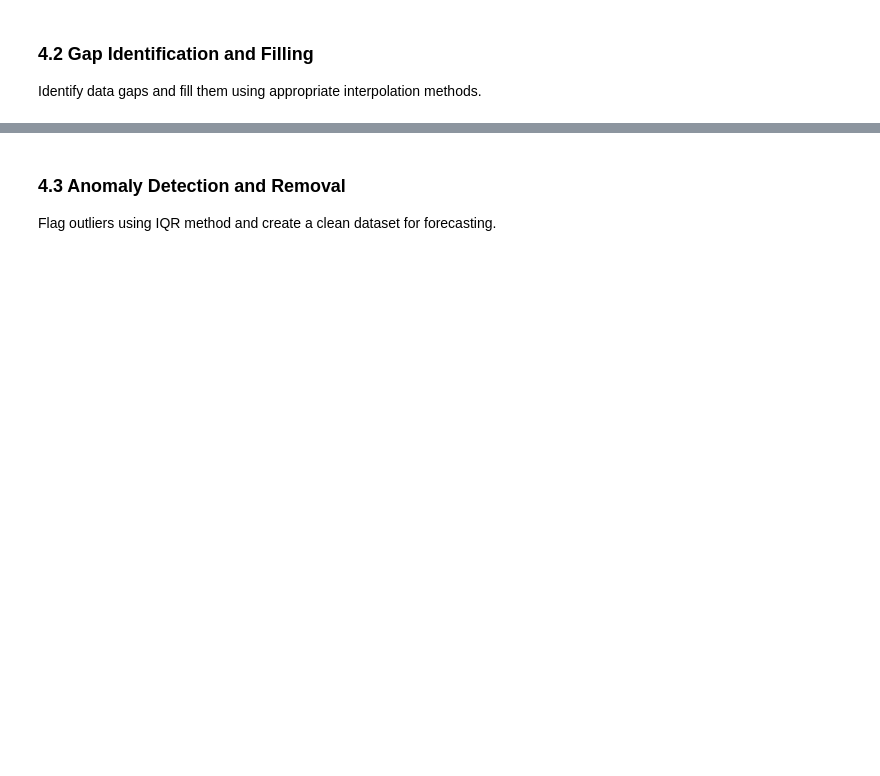
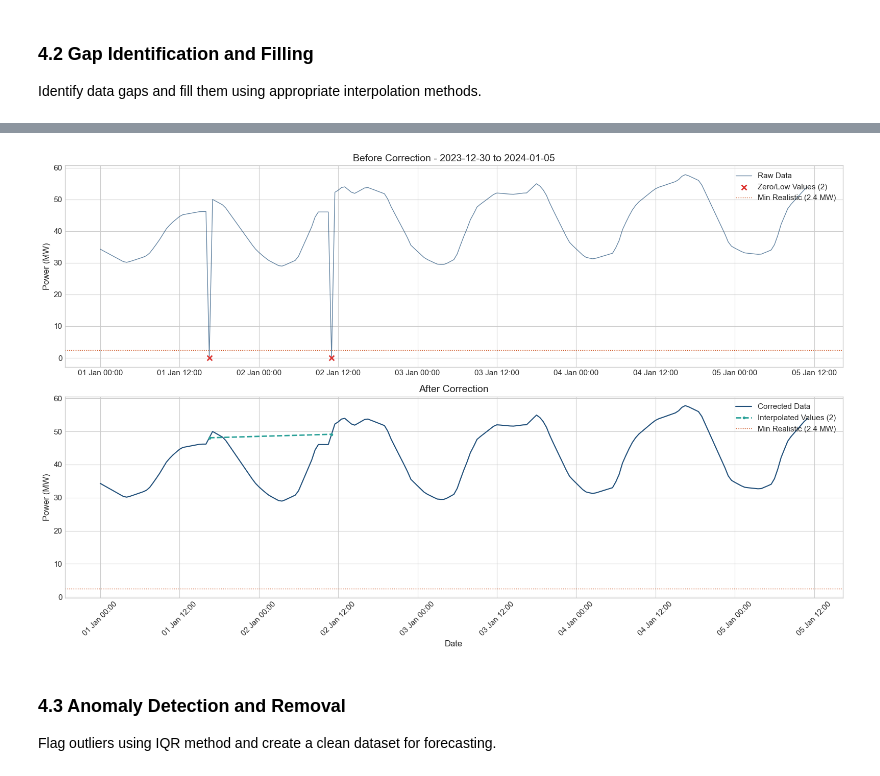
Before and after one commit to UKPN-DSO/ukpyn, a Jupyter notebook: examples/forecasting.ipynb, the cells around one changed output, grey strips where cells are left out. Cells and saved outputs as stored; diff of their text form; code cells hidden in the pictures; blank space fills up the shorter version.

```diff
--- a/examples/forecasting.ipynb
+++ b/examples/forecasting.ipynb
@@ -581,0 +878,17 @@ else:
+# %%
+# Replace problematic values with NaN
+load_no_zeros = load_filled.copy()
+load_no_zeros[problematic_mask] = np.nan
+
+print(f"Replaced {problematic_mask.sum()} problematic values with NaN")
+
+# Re-fill gaps from zero/low value removal using linear interpolation
+load_filled_clean = fill_gaps(
+    load_no_zeros,
+    method='linear',
+    max_gap_hours=6.0  # Allow slightly longer interpolation for systematic issues
+)
+
+newly_filled = load_no_zeros.isna() & load_filled_clean.notna()
+print(f"Filled {newly_filled.sum()} gaps from zero/low value removal")
+print(f"Remaining NaN: {load_filled_clean.isna().sum()}")
@@ -582,3 +899,67 @@ else:
+# %%
+# Visualize zero/low value detection and correction
+if n_problematic > 0 and len(load_filled) > 0:
+    # Find a period with zero/low values for visualization
+    problematic_indices = problematic_mask[problematic_mask].index
+
+    if len(problematic_indices) > 0:
+        # Take center of problematic values
+        center_idx = problematic_indices[len(problematic_indices)//2]
+        viz_start = center_idx - timedelta(days=3)
+        viz_end = center_idx + timedelta(days=3)
+
+        fig, (ax1, ax2) = plt.subplots(2, 1, figsize=(16, 10))
+
+        # Top plot: Before correction
+        window_original = load_filled[viz_start:viz_end]
+        window_prob = problematic_mask[viz_start:viz_end]
+
+        ax1.plot(window_original.index, window_original.values,
+                color=COLORS['primary'], linewidth=1, alpha=0.7, label='Raw Data')
+
+        # Mark problematic points
+        prob_points = window_original[window_prob]
+        ax1.scatter(prob_points.index, prob_points.values,
+                   color=COLORS['anomalies'], s=50, zorder=5,
+                   label=f'Zero/Low Values ({len(prob_points)})', marker='x', linewidths=2)
+
+        ax1.axhline(y=min_realistic_threshold, color=COLORS['rating'],
+                   linestyle=':', linewidth=1, label=f'Min Realistic ({min_realistic_threshold:.1f} MW)')
+        ax1.set_ylabel('Power (MW)')
+        ax1.set_title(f'Before Correction - {viz_start.strftime("%Y-%m-%d")} to {viz_end.strftime("%Y-%m-%d")}')
+        ax1.legend(loc='upper right')
+        ax1.xaxis.set_major_formatter(mdates.DateFormatter('%d %b %H:%M'))
+
+        # Bottom plot: After correction
+        window_corrected = load_filled_clean[viz_start:viz_end]
+        window_filled_new = newly_filled[viz_start:viz_end]
+
+        ax2.plot(window_corrected.index, window_corrected.values,
+                color=COLORS['primary'], linewidth=1.5, label='Corrected Data')
+
+        # Mark filled points
+        filled_points = window_corrected[window_filled_new]
+        ax2.plot(filled_points.index, filled_points.values,
+                color=COLORS['filled_gaps'], linewidth=2, linestyle='--',
+                label=f'Interpolated Values ({len(filled_points)})', marker='o', markersize=3)
+
+        ax2.axhline(y=min_realistic_threshold, color=COLORS['rating'],
+                   linestyle=':', linewidth=1, label=f'Min Realistic ({min_realistic_threshold:.1f} MW)')
+        ax2.set_xlabel('Date')
+        ax2.set_ylabel('Power (MW)')
+        ax2.set_title('After Correction')
+        ax2.legend(loc='upper right')
+        ax2.xaxis.set_major_formatter(mdates.DateFormatter('%d %b %H:%M'))
+
+        plt.xticks(rotation=45)
+        plt.tight_layout()
+        plt.show()
+    else:
+        print("No problematic values to visualize.")
+else:
+    print("No zero/low values detected - data looks good!")
+# %% [output]
+[figure, added]
 # %% [markdown]
 ### 4.3 Anomaly Detection and Removal
 
```
Also changed, not shown: parts of 62 cells of this notebook, 27 other files.
